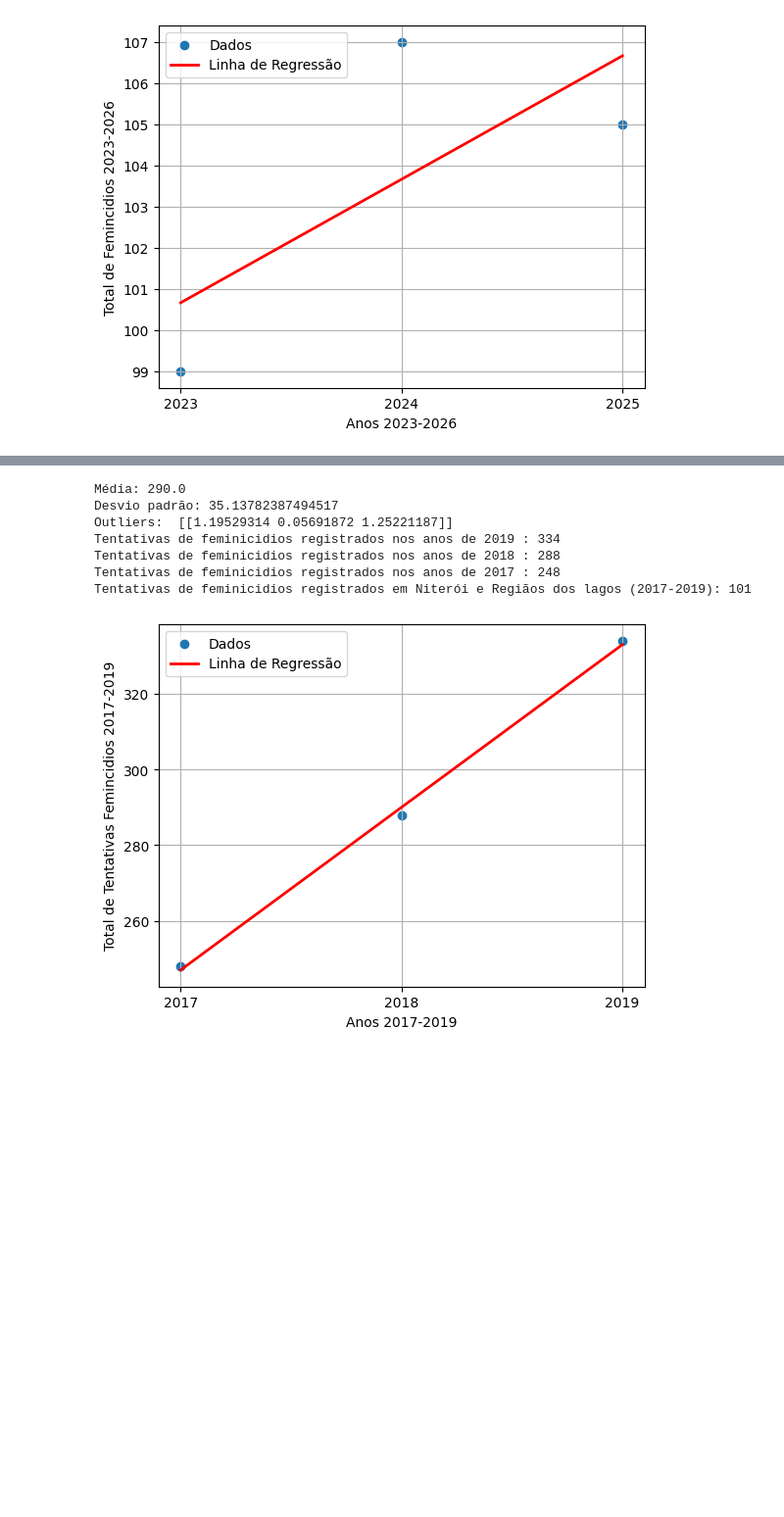
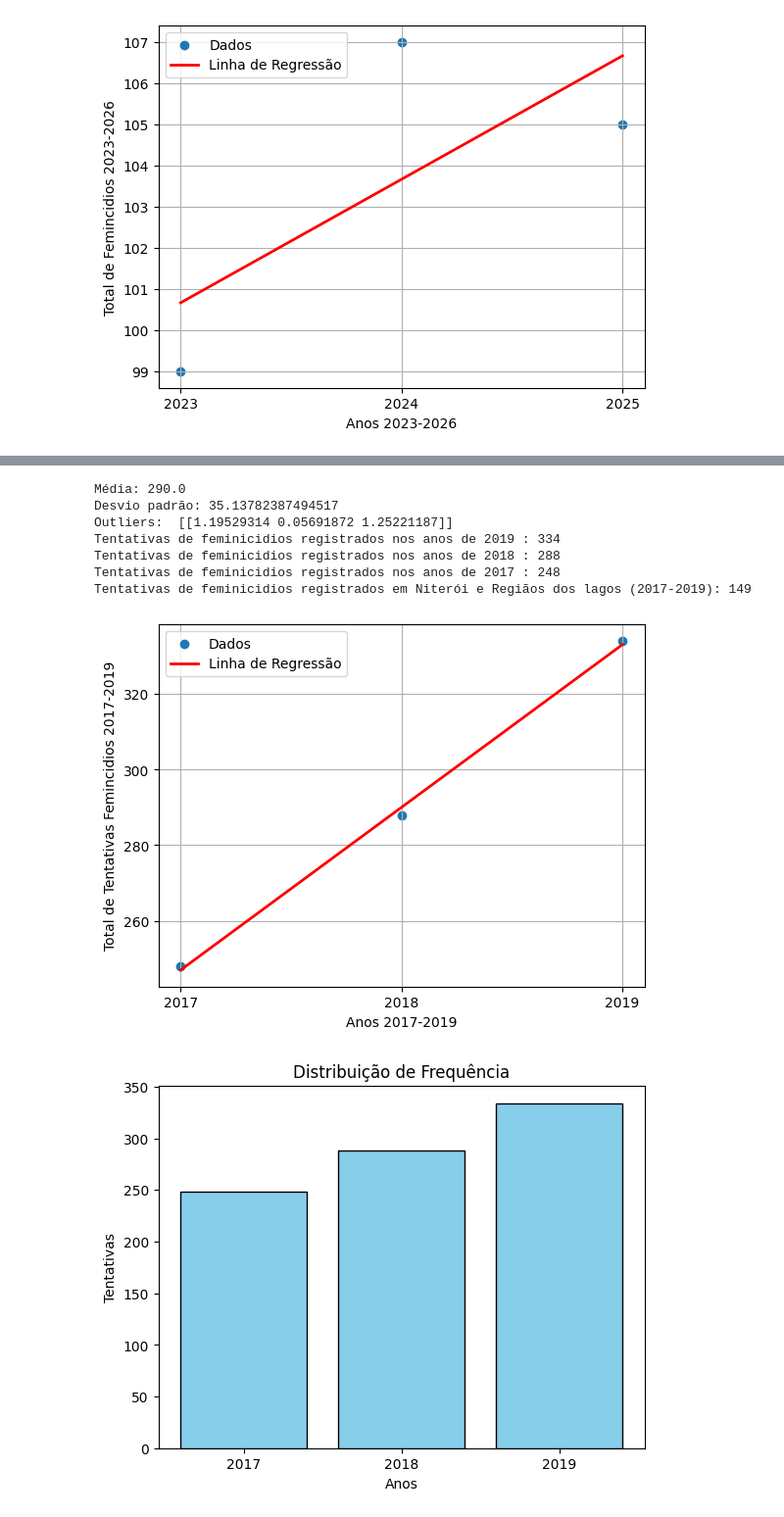
Before and after one commit to YuriMarciano/trabalhos, a Jupyter notebook: TrabalhoFinalDeBigData.ipynb, the cells around one changed output, grey strips where cells are left out. Shown at 98% size. Drawn from its saved outputs; the diff is of its cells as text; code cells hidden in the pictures; blank space fills up the shorter version.

```diff
--- a/TrabalhoFinalDeBigData.ipynb
+++ b/TrabalhoFinalDeBigData.ipynb
@@ -244,7 +286,7 @@ print("Outliers: ", outlierT17.reshape(1, -1))
 
 
 for i in range(Anos17.size):
-  print('Tentativas de feminicidios registrados nos anos de',Anos17[i], ':', *TotalTentaPAno17[i])
+  print('Tentativas de feminicidios registrados nos anos de',Anos17[i], ':', TotalTentaPAno17[i])
 
 print('Tentativas de feminicidios registrados em Niterói e Regiãos dos lagos (2017-2019):', TentNit17)
 # %% [output]
@@ -254,5 +296,17 @@ Outliers:  [[1.19529314 0.05691872 1.25221187]]
 Tentativas de feminicidios registrados nos anos de 2019 : 334
 Tentativas de feminicidios registrados nos anos de 2018 : 288
 Tentativas de feminicidios registrados nos anos de 2017 : 248
-Tentativas de feminicidios registrados em Niterói e Regiãos dos lagos (2017-2019): 101
+Tentativas de feminicidios registrados em Niterói e Regiãos dos lagos (2017-2019): 149
 [figure]
+# %%
+plt.bar(Anos17, TotalTentaPAno17, width = 0.8, color='skyblue', edgecolor='black')
+plt.xticks(np.arange(min(Anos17), max(Anos17)+1, 1.0))
+
+plt.title('Distribuição de Frequência')
+plt.xlabel('Anos')
+plt.ylabel('Tentativas')
+
+
+plt.show()
+# %% [output]
+[figure, added]
```
Also changed, not shown: parts of 8 cells of this notebook.
